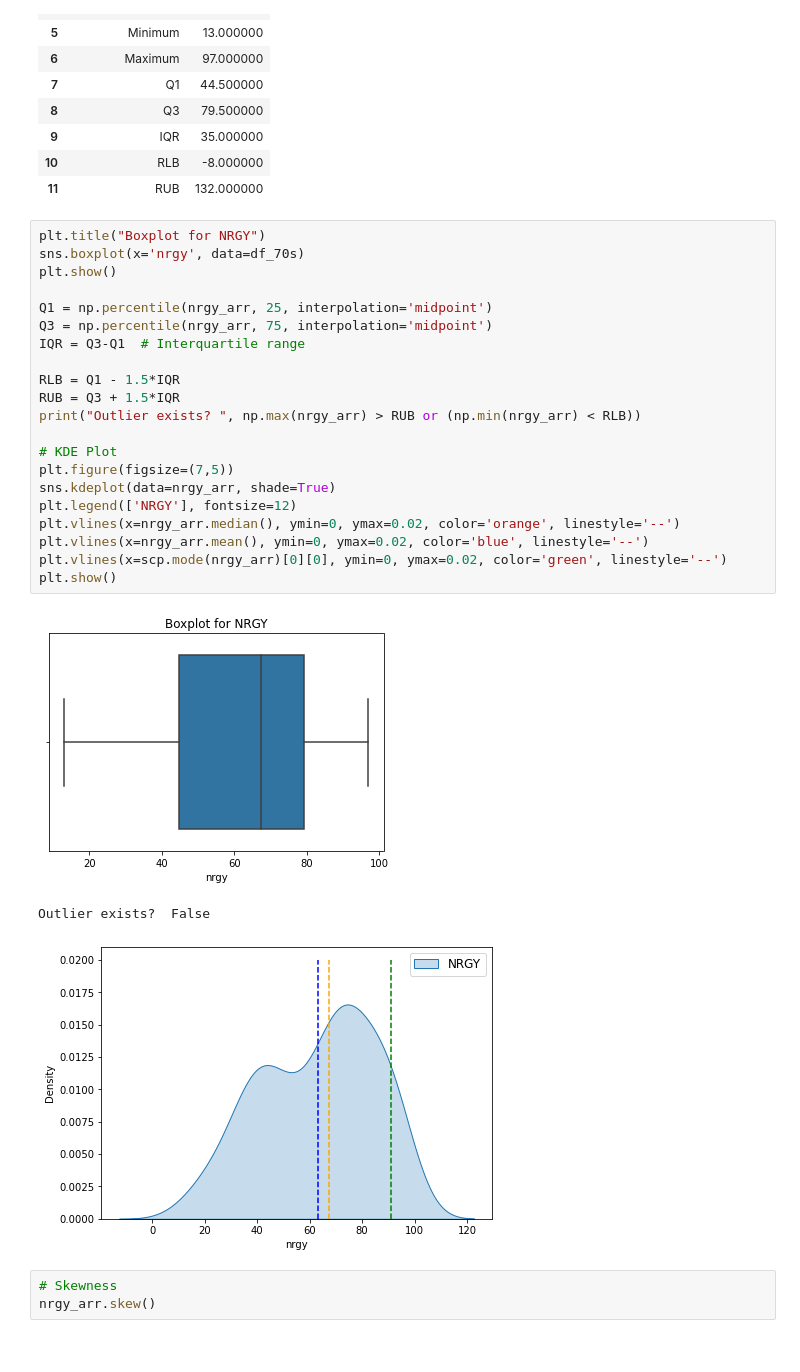
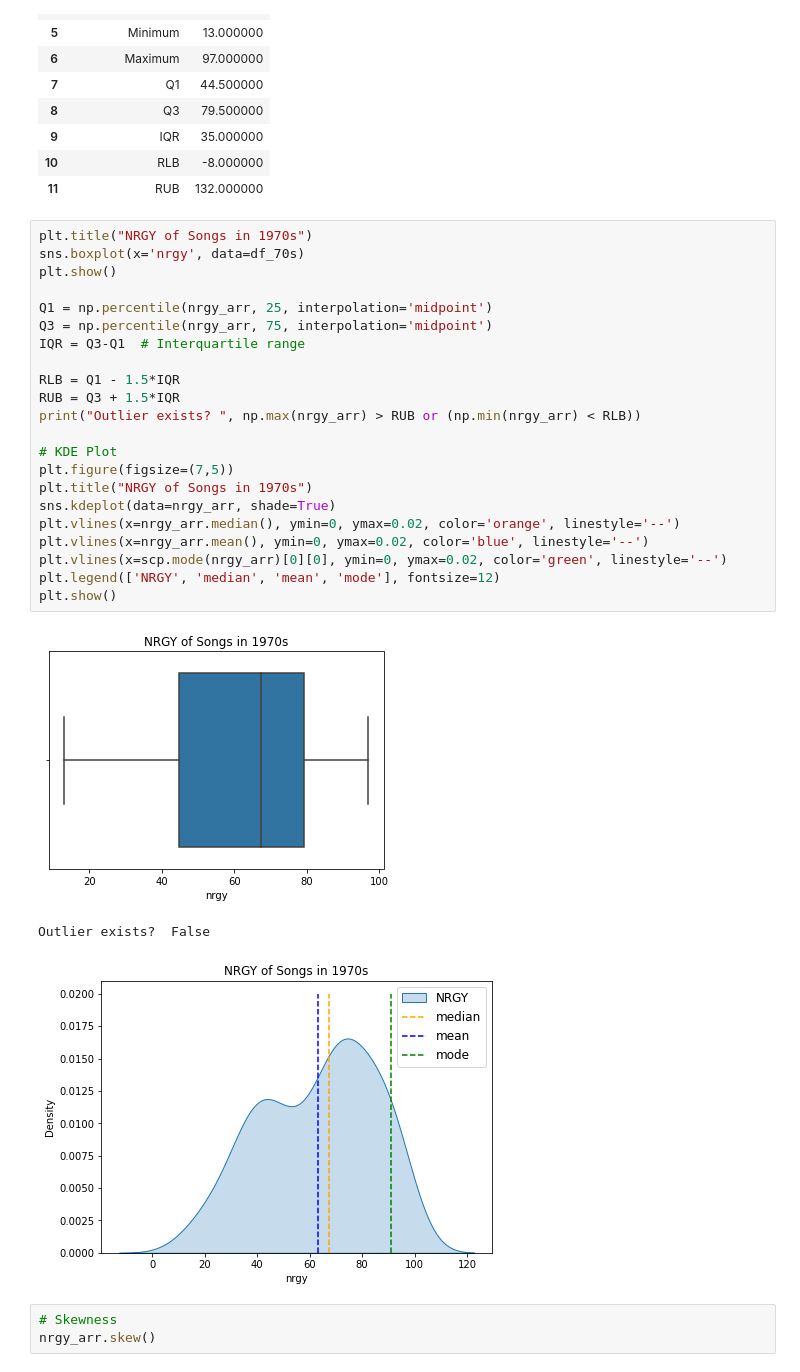
Before and after one commit to whenwe177/aids-final-project, a Jupyter notebook: ipynbs/70s_eda.ipynb, the cells around one changed output. Cells and saved outputs as stored; diff of their text form.

```diff
--- a/ipynbs/70s_eda.ipynb
+++ b/ipynbs/70s_eda.ipynb
@@ -206,30 +208,31 @@ NRGY Description
 | 10 | RLB | -8.000000 |
 | 11 | RUB | 132.000000 |
 # %%
-plt.title("Boxplot for NRGY")
+plt.title("NRGY of Songs in 1970s")
 sns.boxplot(x='nrgy', data=df_70s)
 plt.show()
 
 Q1 = np.percentile(nrgy_arr, 25, interpolation='midpoint')
 Q3 = np.percentile(nrgy_arr, 75, interpolation='midpoint')
 IQR = Q3-Q1  # Interquartile range
 
 RLB = Q1 - 1.5*IQR
 RUB = Q3 + 1.5*IQR
 print("Outlier exists? ", np.max(nrgy_arr) > RUB or (np.min(nrgy_arr) < RLB))
 
 # KDE Plot
 plt.figure(figsize=(7,5))
+plt.title("NRGY of Songs in 1970s")
 sns.kdeplot(data=nrgy_arr, shade=True)
-plt.legend(['NRGY'], fontsize=12)
 plt.vlines(x=nrgy_arr.median(), ymin=0, ymax=0.02, color='orange', linestyle='--')
 plt.vlines(x=nrgy_arr.mean(), ymin=0, ymax=0.02, color='blue', linestyle='--')
 plt.vlines(x=scp.mode(nrgy_arr)[0][0], ymin=0, ymax=0.02, color='green', linestyle='--')
+plt.legend(['NRGY', 'median', 'mean', 'mode'], fontsize=12)
 plt.show()
 # %% [output]
-[figure, old version]
+[figure, new version]
 Outlier exists?  False
-[figure, old version]
+[figure, new version]
 # %%
 # Skewness
 nrgy_arr.skew()
```
Also changed, not shown: parts of 24 cells of this notebook.
